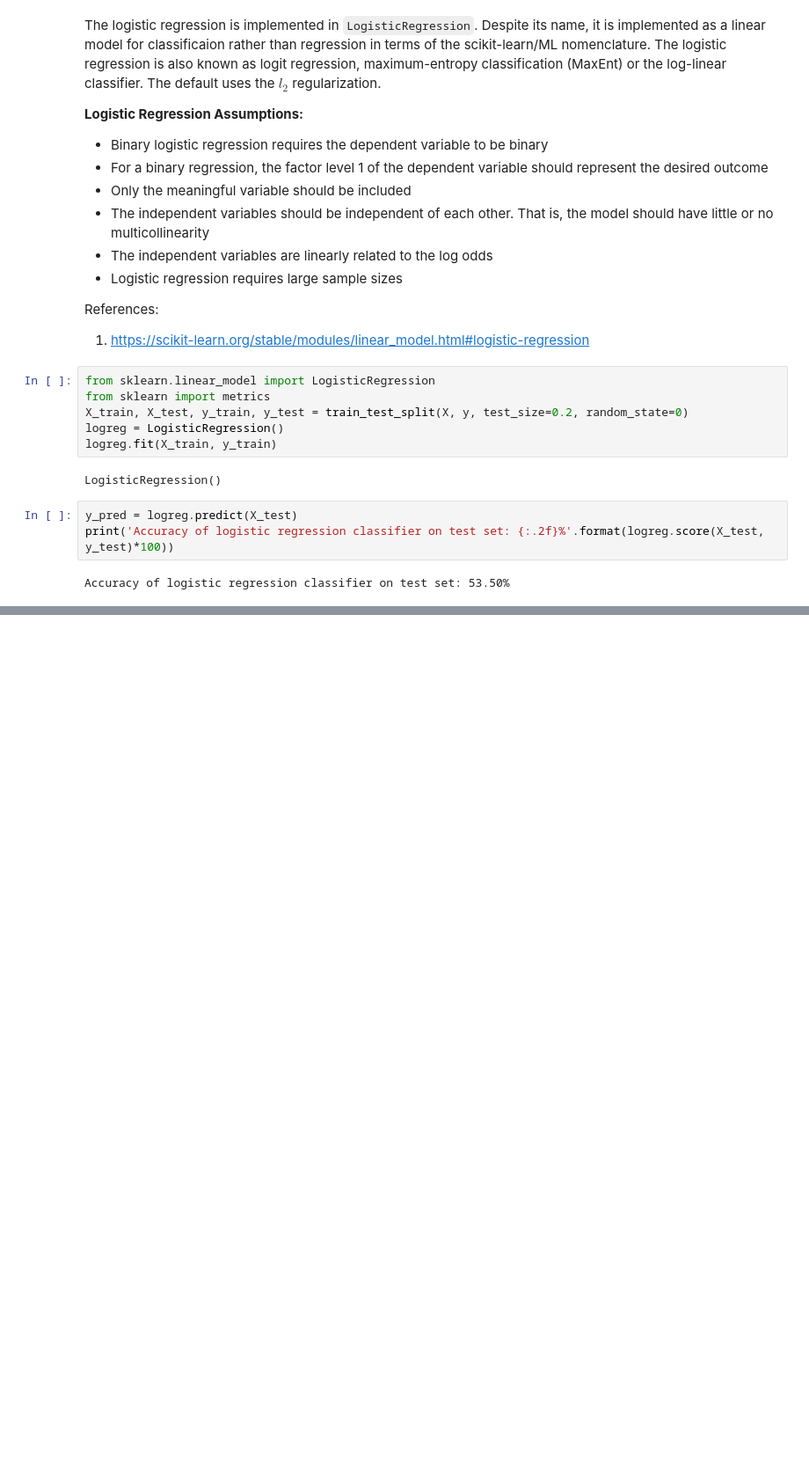
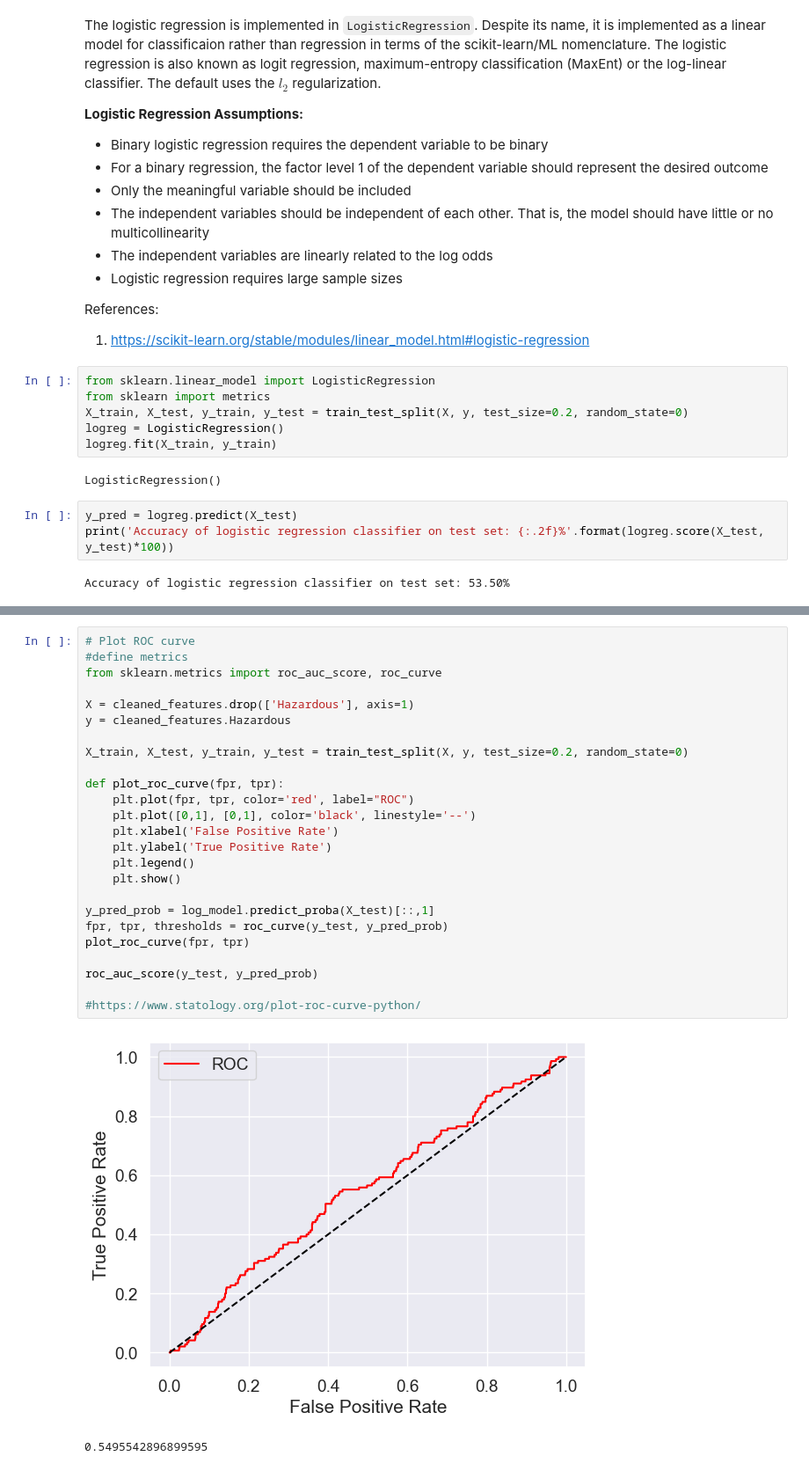
Before and after one commit to alisonjing/DTSA5506-Data-Mining-Project, a Jupyter notebook: NASA_Asteroid_Classification.ipynb, the cells around one changed output, grey strips where cells are left out. Shown at 88% size. Saved outputs shown, nothing was run; the diff lists cells and outputs as text; blank space fills up the shorter version.

```diff
--- a/NASA_Asteroid_Classification.ipynb
+++ b/NASA_Asteroid_Classification.ipynb
@@ -822,0 +929,28 @@ Accuracy of logistic regression classifier on test set: 53.50%
+# %%
+# Plot ROC curve
+#define metrics
+from sklearn.metrics import roc_auc_score, roc_curve
+
+X = cleaned_features.drop(['Hazardous'], axis=1)
+y = cleaned_features.Hazardous
+
+X_train, X_test, y_train, y_test = train_test_split(X, y, test_size=0.2, random_state=0)
+
+def plot_roc_curve(fpr, tpr):
+    plt.plot(fpr, tpr, color='red', label="ROC")
+    plt.plot([0,1], [0,1], color='black', linestyle='--')
+    plt.xlabel('False Positive Rate')
+    plt.ylabel('True Positive Rate')
+    plt.legend()
+    plt.show()
+
+y_pred_prob = log_model.predict_proba(X_test)[::,1]
+fpr, tpr, thresholds = roc_curve(y_test, y_pred_prob)
+plot_roc_curve(fpr, tpr)
+
+roc_auc_score(y_test, y_pred_prob)
+
+#https://www.statology.org/plot-roc-curve-python/
+# %% [output]
+[figure, added]
+0.5495542896899595
```
Also changed, not shown: parts of 14 cells of this notebook.
